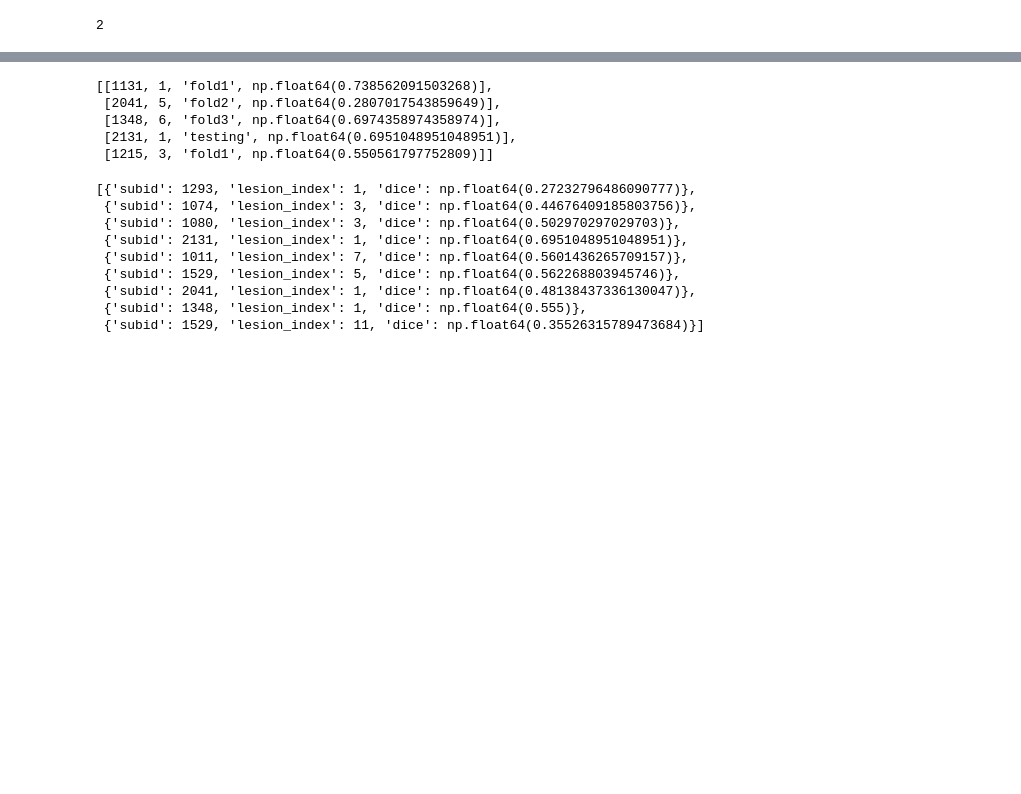
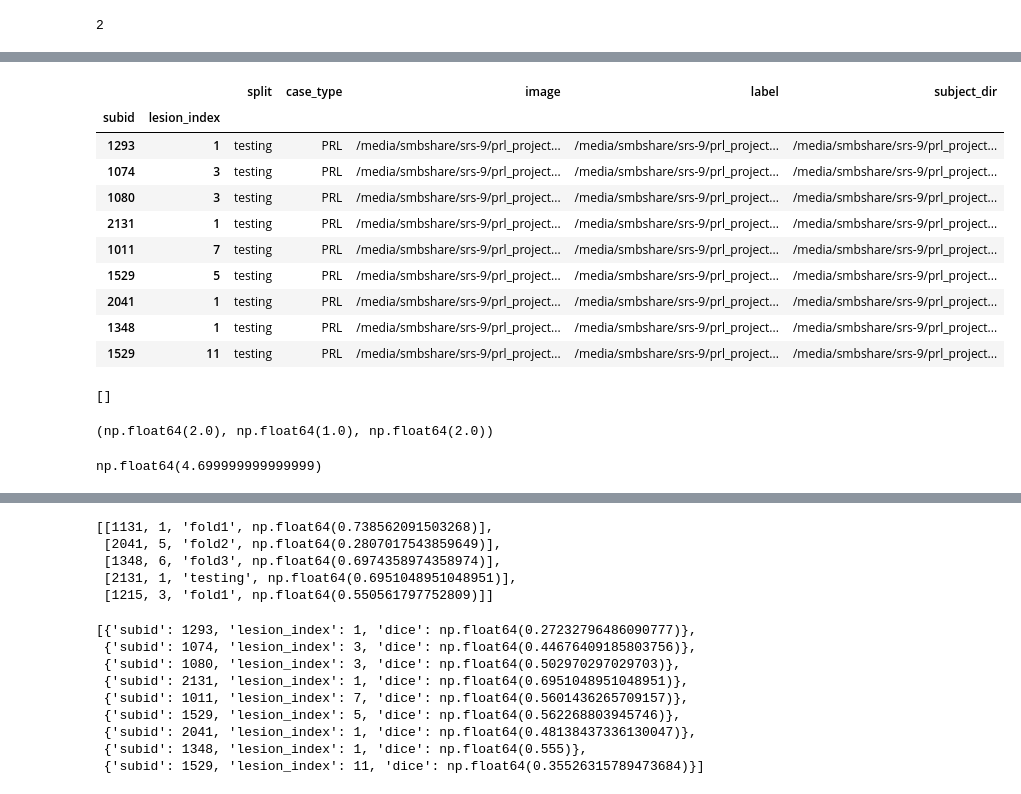
Before and after one commit to srs328/prl_project, a Jupyter notebook: notebooks/evaluate_gridsearch.ipynb, the cells around one changed output, grey strips where cells are left out. Cells and saved outputs as stored; diff of their text form; code cells hidden in the pictures; blank space fills up the shorter version.

```diff
--- a/notebooks/evaluate_gridsearch.ipynb
+++ b/notebooks/evaluate_gridsearch.ipynb
@@ -73,3 +268,29 @@ logger.add(sys.stderr, filter=_module_filter)
+# %%
+dataset.cases[(dataset.cases['case_type']=="PRL") & (dataset.cases['split']=="testing")]
+# %% [output]
+|  |  | split | case_type | image | label | subject_dir |
+| subid | lesion_index |  |  |  |  |  |
+| 1293 | 1 | testing | PRL | /media/smbshare/srs-9/prl_project... | /media/smbshare/srs-9/prl_project... | /media/smbshare/srs-9/prl_project... |
+| 1074 | 3 | testing | PRL | /media/smbshare/srs-9/prl_project... | /media/smbshare/srs-9/prl_project... | /media/smbshare/srs-9/prl_project... |
+| 1080 | 3 | testing | PRL | /media/smbshare/srs-9/prl_project... | /media/smbshare/srs-9/prl_project... | /media/smbshare/srs-9/prl_project... |
+| 2131 | 1 | testing | PRL | /media/smbshare/srs-9/prl_project... | /media/smbshare/srs-9/prl_project... | /media/smbshare/srs-9/prl_project... |
+| 1011 | 7 | testing | PRL | /media/smbshare/srs-9/prl_project... | /media/smbshare/srs-9/prl_project... | /media/smbshare/srs-9/prl_project... |
+| 1529 | 5 | testing | PRL | /media/smbshare/srs-9/prl_project... | /media/smbshare/srs-9/prl_project... | /media/smbshare/srs-9/prl_project... |
+| 2041 | 1 | testing | PRL | /media/smbshare/srs-9/prl_project... | /media/smbshare/srs-9/prl_project... | /media/smbshare/srs-9/prl_project... |
+| 1348 | 1 | testing | PRL | /media/smbshare/srs-9/prl_project... | /media/smbshare/srs-9/prl_project... | /media/smbshare/srs-9/prl_project... |
+| 1529 | 11 | testing | PRL | /media/smbshare/srs-9/prl_project... | /media/smbshare/srs-9/prl_project... | /media/smbshare/srs-9/prl_project... |
+# %%
+[case for i, case in dataset.cases.iterrows() if case['case_type']=="testing"]
+# %% [output]
+[]
+# %%
+dataset.prl_df['Total PRL'].median(), dataset.prl_df['Total PRL'].quantile(0.25), dataset.prl_df['Total PRL'].quantile(0.75)
+# %% [output]
+(np.float64(2.0), np.float64(1.0), np.float64(2.0))
+# %%
+dataset.prl_df.loc[subjects, 'Total PRL'].quantile(0.9x``)
+# %% [output]
+np.float64(4.699999999999999)
 # %%
 reload_recursive(scripts.compile_run_metrics)
 from scripts.compile_run_metrics import load_or_cache_run
```
Also changed, not shown: parts of 15 cells of this notebook, 32 other files.
